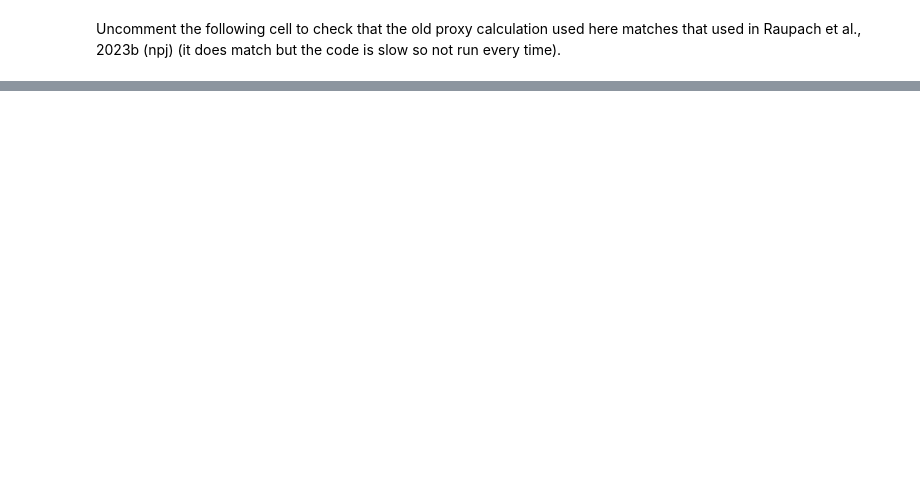
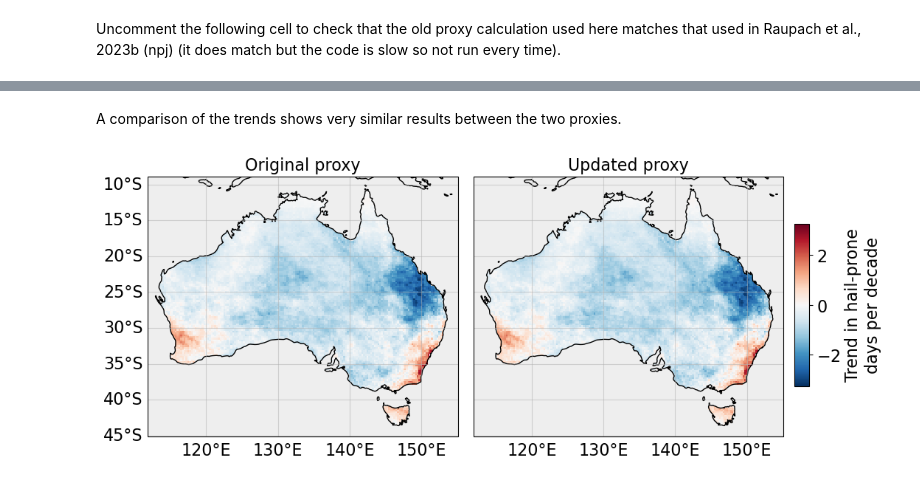
Before and after one commit to traupach/future_hail_global, a Jupyter notebook: analysis/proxy_update.ipynb, the cells around one changed output, grey strips where cells are left out. Drawn from its saved outputs; the diff is of its cells as text; code cells hidden in the pictures; blank space fills up the shorter version.

```diff
--- a/analysis/proxy_update.ipynb
+++ b/analysis/proxy_update.ipynb
@@ -234,2 +280,8 @@ yearly, seasonal = ec.calc_all_trends(dat=climatol_land, norm_variables=['old_pr
+# %% [markdown]
+A comparison of the trends shows very similar results between the two proxies.
 # %%
-_ = fh.plot_map([yearly['old_prox'].slope, yearly['new_prox'].slope], ncols=2, cmap='RdBu_r', divergent=True, share_scale=True, share_axes=True)
+_ = fh.plot_map([yearly['old_prox'].slope, yearly['new_prox'].slope], figsize=(10,4),
+                title=['Original proxy', 'Updated proxy'], scale_label='Trend in hail-prone\ndays per decade',
+                ncols=2, cmap='RdBu_r', divergent=True, share_scale=True, share_axes=True)
+# %% [output]
+[figure, added]
```
Also changed, not shown: parts of 21 cells of this notebook, 1 other file.
